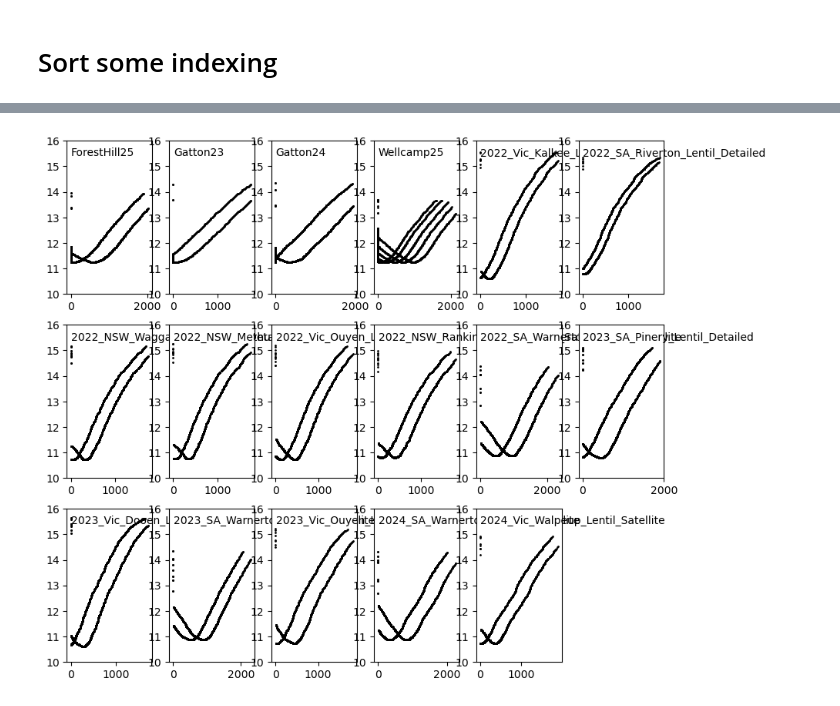
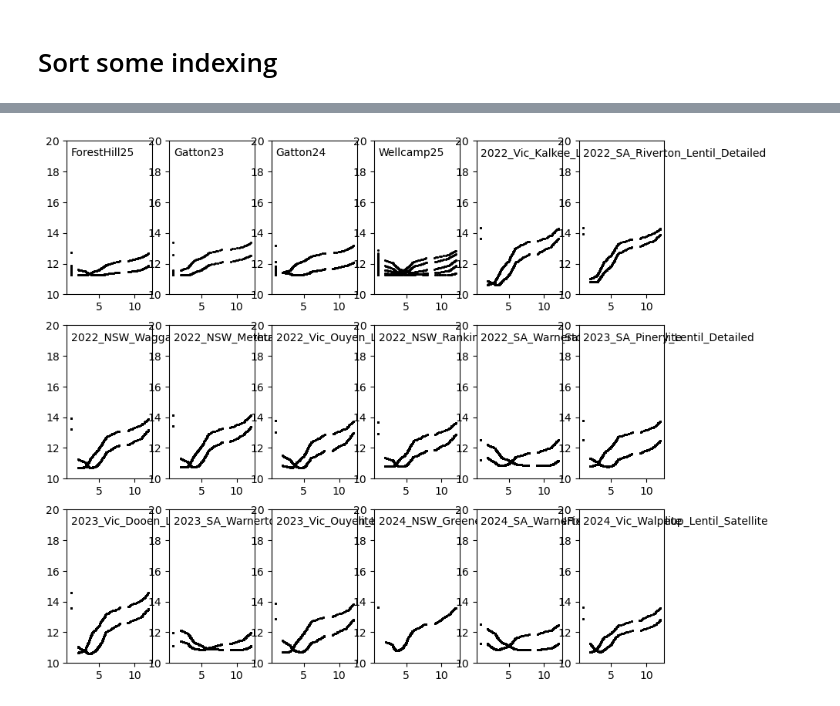
Before and after one commit to HamishBrownPFR/APSIMTools, a Jupyter notebook: Lentil analysis/AllObsAnalysis.ipynb, the cells around one changed output, grey strips where cells are left out. Cells and saved outputs as stored; diff of their text form; code cells hidden in the pictures.

```diff
--- a/Lentil analysis/AllObsAnalysis.ipynb
+++ b/Lentil analysis/AllObsAnalysis.ipynb
@@ -320,3 +227,15 @@ for filePath in MasterfilePaths:
     DailyPred.loc[[x is None for x in DailyPred.Experiment],'Experiment'] = DailyPred.loc[[x is None for x in DailyPred.Experiment],'FolderName']
     allDailyPred[fileName] = DailyPred
 DailyPred = pd.concat(allDailyPred.values(),keys=allDailyPred.keys(),names=['File','SimulationName','Clock.Today'])
+# %%
+# fill missing experiment values with simulation name
+sim_names = pd.Series(
+    DailyPred.index.get_level_values("SimulationName"),
+    index=DailyPred.index
+)
+
+DailyPred["Experiment"] = (
+    DailyPred["Experiment"]
+    .replace(r"^\s*$", pd.NA, regex=True)
+    .fillna(sim_names)
+)
@@ -385,6 +296,7 @@ MasterIndexVars = ['Clock.Today',
 'IWeather.Radn',
 'Lentil.DaysAfterSowing',
 'Lentil.Phenology.AccumulatedTT',
+'Lentil.Phenology.AccumulatedEmergedTT',
 'Lentil.Phenology.Stage',
 'Lentil.Phenology.Photoperiod']
 
@@ -489,5 +377,5 @@ Text(0.5, 0, 'Lentil.DaysAfterSowing')
 # %%
-xvar,yvar,Pp = 'Lentil.Phenology.AccumulatedTT','Lentil.Leaf.NodeNumber','Lentil.Phenology.Photoperiod'
+xvar,yvar,Pp = 'Lentil.Phenology.AccumulatedEmergedTT','Lentil.Leaf.NodeNumber','Lentil.Phenology.Photoperiod'
 experiments = Observed.dropna(subset=[xvar,yvar]).Experiment.drop_duplicates()
 data = Observed.dropna(subset=[xvar,yvar,Pp])
 cultivars = data.loc[:,"Lentil.SowingData.Cultivar"].drop_duplicates().values
@@ -513,7 +401,7 @@ for c in cultivars:
     plt.xlim(0,2000)
     pos+=1
 
-    ax1.plot([100,300,1700],[0,8,30],'-')
+    ax1.plot([0,100,1500],[0,5,30],'-')
 
 
 legend_handles = [
@@ -528,10 +416,10 @@ legend_handles = [
     for exp in colorMap.keys()
 ]
 
-fig.legend(
-    handles=legend_handles,
-    loc='center left',
-    bbox_to_anchor=(0.4, 0.5),
-    title='Experiment'
-)
+# fig.legend(
+#     handles=legend_handles,
+#     loc='center left',
+#     bbox_to_anchor=(0.4, 0.5),
+#     title='Experiment'
+# )
 # %% [output]
@@ -591,21 +545,23 @@ fig.legend(
 # %%
-xvar,yvar = 'Lentil.Phenology.AccumulatedTT','Lentil.Phenology.Photoperiod'
-experiments = Observed.dropna(subset=[xvar,yvar]).Experiment.drop_duplicates()
+DailyPred.loc[:,'Lentil.Phenology.DeltaPhotoperiod'] = DailyPred.loc[:,'Lentil.Phenology.Photoperiod'].diff()
+xvar,yvar = 'Lentil.Phenology.Stage','Lentil.Phenology.Photoperiod'
+experiments = Observed.dropna(subset=[xvar]).Experiment.drop_duplicates()
 data = DailyPred
 
 fig = plt.figure(figsize=(10,15))
 pos=1
 for e in experiments:
     ax = fig.add_subplot(5,6,pos)
     plotData = data.loc[data.Experiment==e,:]
     xdata = pd.to_numeric(plotData.loc[:,xvar])
     ydata = pd.to_numeric(plotData.loc[:,yvar])
     plt.plot(xdata,ydata,'o',color='k',label=e,ms=1)
-    plt.ylim(10,16)
+    #plt.ylim(-.1,.1)
+    plt.ylim(10,20)
     plt.text(0.05,0.9,e,transform = ax.transAxes)
     pos+=1
 # %% [output]
-[figure, old version]
+[figure, new version]
 # %%
 xvar,yvar = 'Lentil.Phenology.Stage','RunningMean_IWeather.MinT'#'IWeather.MinT'
 experiments = Observed.dropna(subset=[xvar,yvar]).Experiment.drop_duplicates()
```
Also changed, not shown: parts of 20 cells of this notebook, 12 other files.
